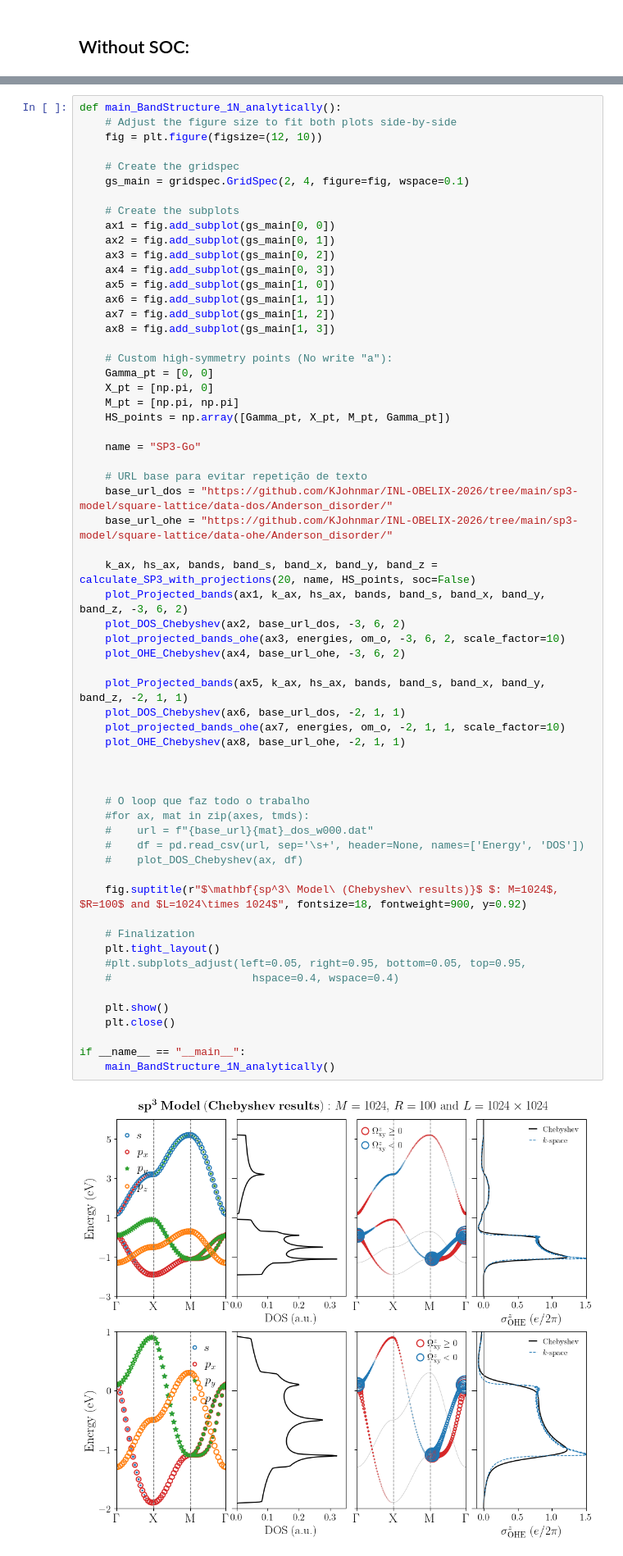
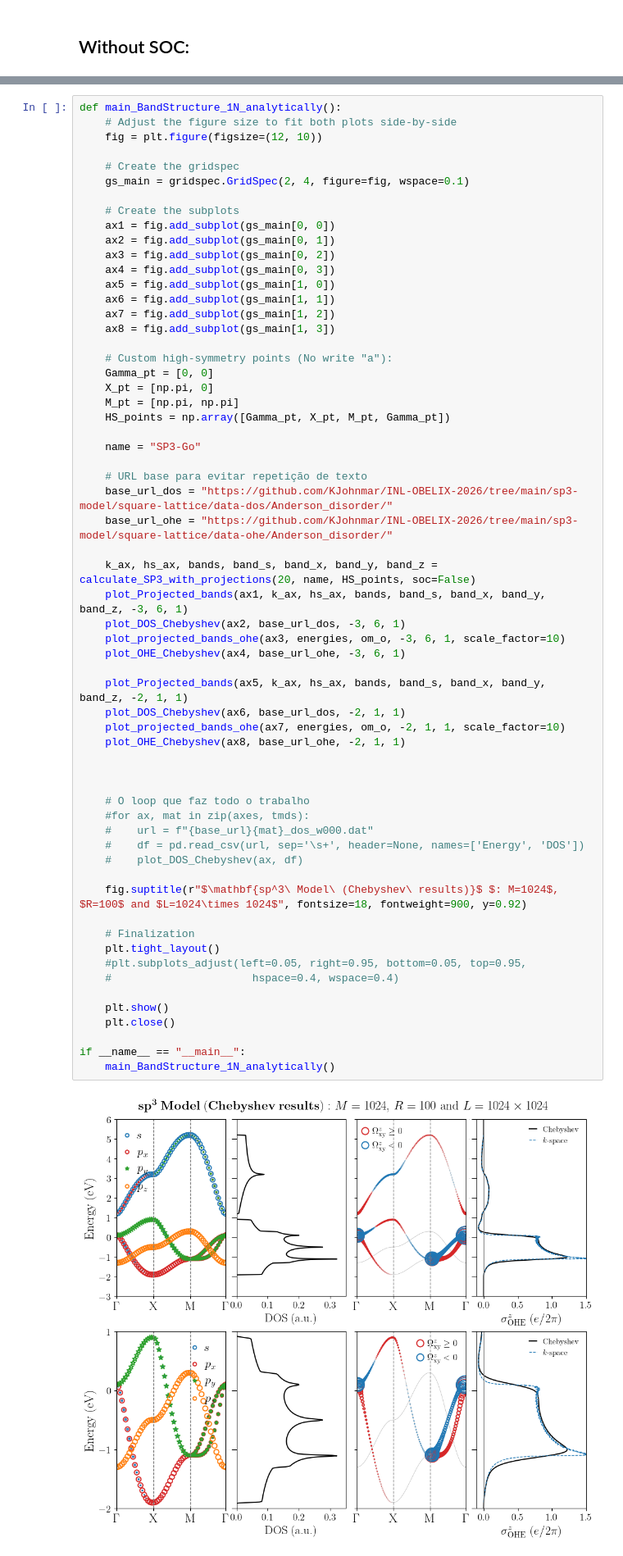
Before and after one commit to KJohnmar/INL-OBELIX-2026, a Jupyter notebook: sp3-model/square-lattice/sp3-model-SquareLattice.ipynb, the cells around one changed output, grey strips where cells are left out. Shown at 82% size. Drawn from its saved outputs; the diff is of its cells as text.

```diff
--- a/sp3-model/square-lattice/sp3-model-SquareLattice.ipynb
+++ b/sp3-model/square-lattice/sp3-model-SquareLattice.ipynb
@@ -1795,38 +1795,38 @@ def main_BandStructure_1N_analytically():
     base_url_ohe = "https://github.com/KJohnmar/INL-OBELIX-2026/tree/main/sp3-model/square-lattice/data-ohe/Anderson_disorder/"
 
     k_ax, hs_ax, bands, band_s, band_x, band_y, band_z = calculate_SP3_with_projections(20, name, HS_points, soc=False)
-    plot_Projected_bands(ax1, k_ax, hs_ax, bands, band_s, band_x, band_y, band_z, -3, 6, 2)
-    plot_DOS_Chebyshev(ax2, base_url_dos, -3, 6, 2)
-    plot_projected_bands_ohe(ax3, energies, om_o, -3, 6, 2, scale_factor=10)
-    plot_OHE_Chebyshev(ax4, base_url_ohe, -3, 6, 2)
+    plot_Projected_bands(ax1, k_ax, hs_ax, bands, band_s, band_x, band_y, band_z, -3, 6, 1)
+    plot_DOS_Chebyshev(ax2, base_url_dos, -3, 6, 1)
+    plot_projected_bands_ohe(ax3, energies, om_o, -3, 6, 1, scale_factor=10)
+    plot_OHE_Chebyshev(ax4, base_url_ohe, -3, 6, 1)
 
     plot_Projected_bands(ax5, k_ax, hs_ax, bands, band_s, band_x, band_y, band_z, -2, 1, 1)
     plot_DOS_Chebyshev(ax6, base_url_dos, -2, 1, 1)
     plot_projected_bands_ohe(ax7, energies, om_o, -2, 1, 1, scale_factor=10)
     plot_OHE_Chebyshev(ax8, base_url_ohe, -2, 1, 1)
 
 
 
     # O loop que faz todo o trabalho
     #for ax, mat in zip(axes, tmds):
     #    url = f"{base_url}{mat}_dos_w000.dat"
     #    df = pd.read_csv(url, sep='\s+', header=None, names=['Energy', 'DOS'])
     #    plot_DOS_Chebyshev(ax, df)
 
     fig.suptitle(r"$\mathbf{sp^3\ Model\ (Chebyshev\ results)}$ $: M=1024$, $R=100$ and $L=1024\times 1024$", fontsize=18, fontweight=900, y=0.92)
 
     # Finalization
     plt.tight_layout()
     #plt.subplots_adjust(left=0.05, right=0.95, bottom=0.05, top=0.95,
     #                      hspace=0.4, wspace=0.4)
 
     plt.show()
     plt.close()
 
 if __name__ == "__main__":
     main_BandStructure_1N_analytically()
 # %% [output]
-[figure, old version]
+[figure, new version]
 # %%
 def compute_orbital_hall_map(name, k_val, eta, band_idx, soc_enabled=False):
     """
```
Also changed, not shown: parts of 5 cells of this notebook.
